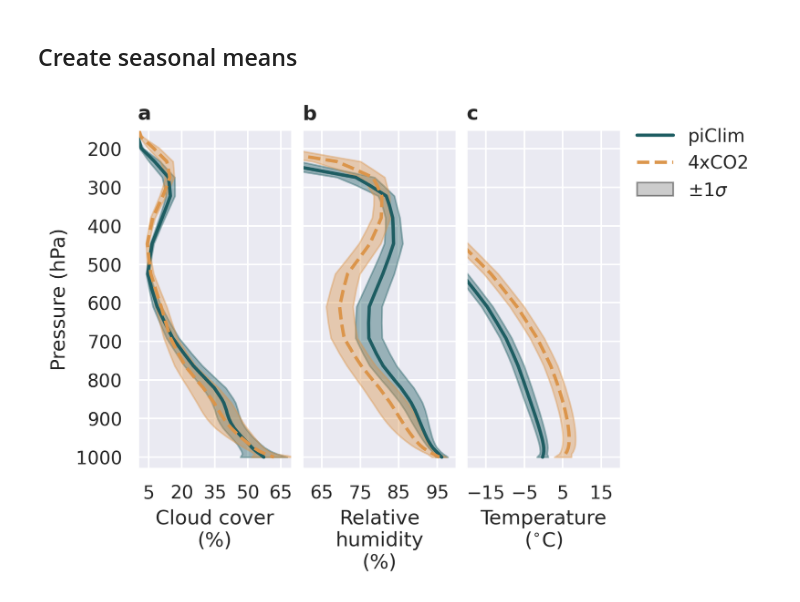
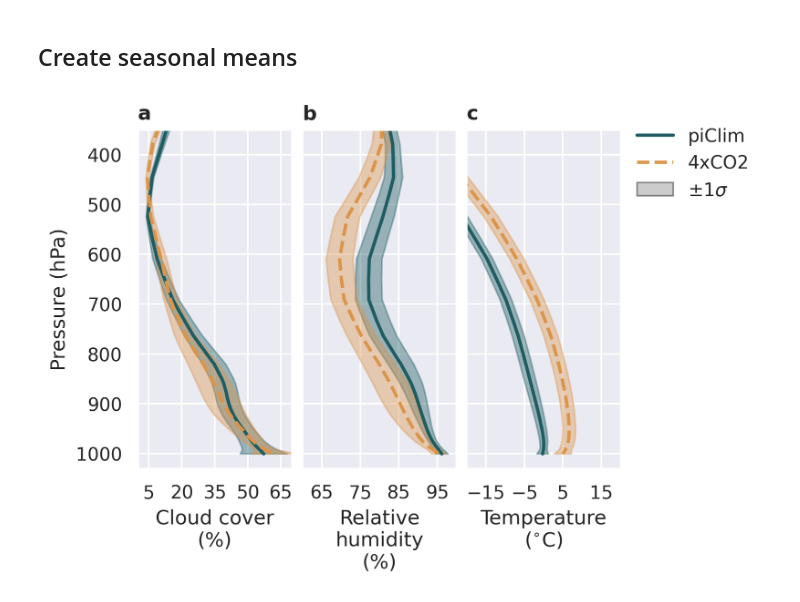
Before and after one commit to astridbg/arctic-cloud-feedbacks, a Jupyter notebook: FigA3.ipynb, the cells around one changed output. Drawn from its saved outputs; the diff is of its cells as text; code cells hidden in the pictures.

```diff
--- a/FigA3.ipynb
+++ b/FigA3.ipynb
@@ -82,32 +82,32 @@ for label, var, xlim, name, unit in zip(labels[0],vars, xlims, names, units):
         axs[label].fill_betweenx(ds.plev,(Arctic_masked_4xCO2_mean-Arctic_masked_4xCO2_std), (Arctic_masked_4xCO2_mean+Arctic_masked_4xCO2_std), color=colors[1], alpha=0.4)
 
         axs[label].set_xticks([65, 75, 85, 95])
 
     elif var=='T':
         axs[label].plot((Arctic_masked_piClim_mean)-273.15, ds.plev, color=colors[0], linestyle = linestyles[0], lw=2,label='piClim land')
         axs[label].plot((Arctic_masked_4xCO2_mean)-273.15, ds.plev, color=colors[1], linestyle = linestyles[1],lw=2, label='4xCO2 land')
         axs[label].fill_betweenx(ds.plev,(Arctic_masked_piClim_mean-Arctic_masked_piClim_std)-273.15, (Arctic_masked_piClim_mean+Arctic_masked_piClim_std)-273.15, color=colors[0], alpha=0.4)
         axs[label].fill_betweenx(ds.plev,(Arctic_masked_4xCO2_mean-Arctic_masked_4xCO2_std)-273.15, (Arctic_masked_4xCO2_mean+Arctic_masked_4xCO2_std)-273.15,color=colors[1], alpha=0.4)
 
         axs[label].set_xticks([-15, -5, 5, 15])
 
-    axs[label].set_ylim([1030,150])
+    axs[label].set_ylim([1030,350])
     axs[label].set_xlabel(name +'\n('+unit+')',fontsize=12)
     #axs[label].set_title(name,fontsize=12)
     axs[label].set_xlim(xlim)
 
 legend_elements = [Line2D([0], [0], color=colors[0], lw=2, linestyle=linestyles[0], label='piClim'),
                    Line2D([0], [0], color=colors[1], lw=2, linestyle=linestyles[1], label='4xCO2'),
                    Patch(facecolor='gray', edgecolor='black',alpha=0.4,label='$\pm$1$\sigma$')]
 
 axs['a'].set_ylabel('Pressure (hPa)')
 axs['c'].legend(handles=legend_elements, loc='center left', bbox_to_anchor=(1, 0.9),frameon=False)
 
 # Label subplots
 for label, ax in axs.items():
     ax.set_title(label, loc='left', fontsize=12,fontweight='bold')
 
 fig.savefig('/nird/datapeak/NS9600K/astridbg/arctic-cld-feedbacks/arctic-cloud-feedbacks/article_figs/png/Fig2.png')
 fig.savefig('/nird/datapeak/NS9600K/astridbg/arctic-cld-feedbacks/arctic-cloud-feedbacks/article_figs/pdf/Fig2.pdf')
 # %% [output]
-[figure, old version]
+[figure, new version]
```
Also changed, not shown: 3 other files.
